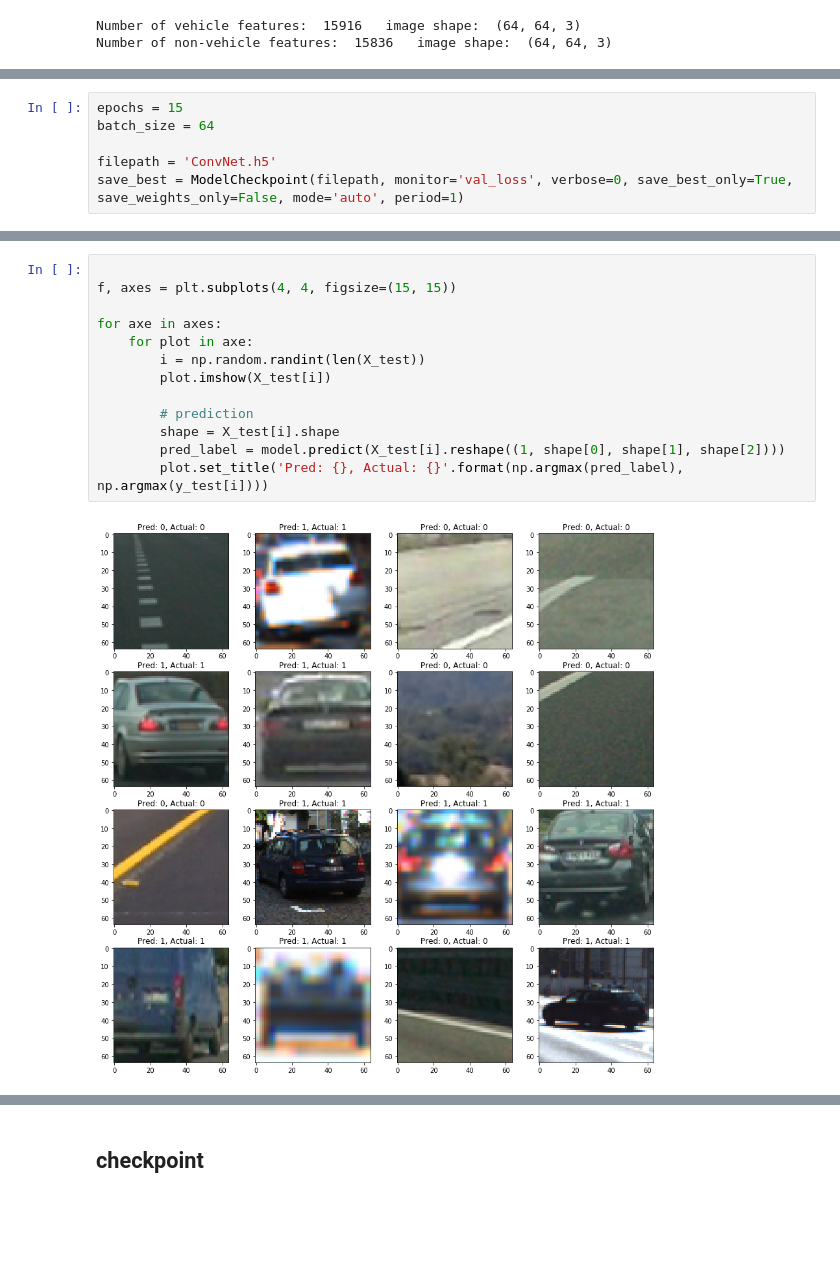
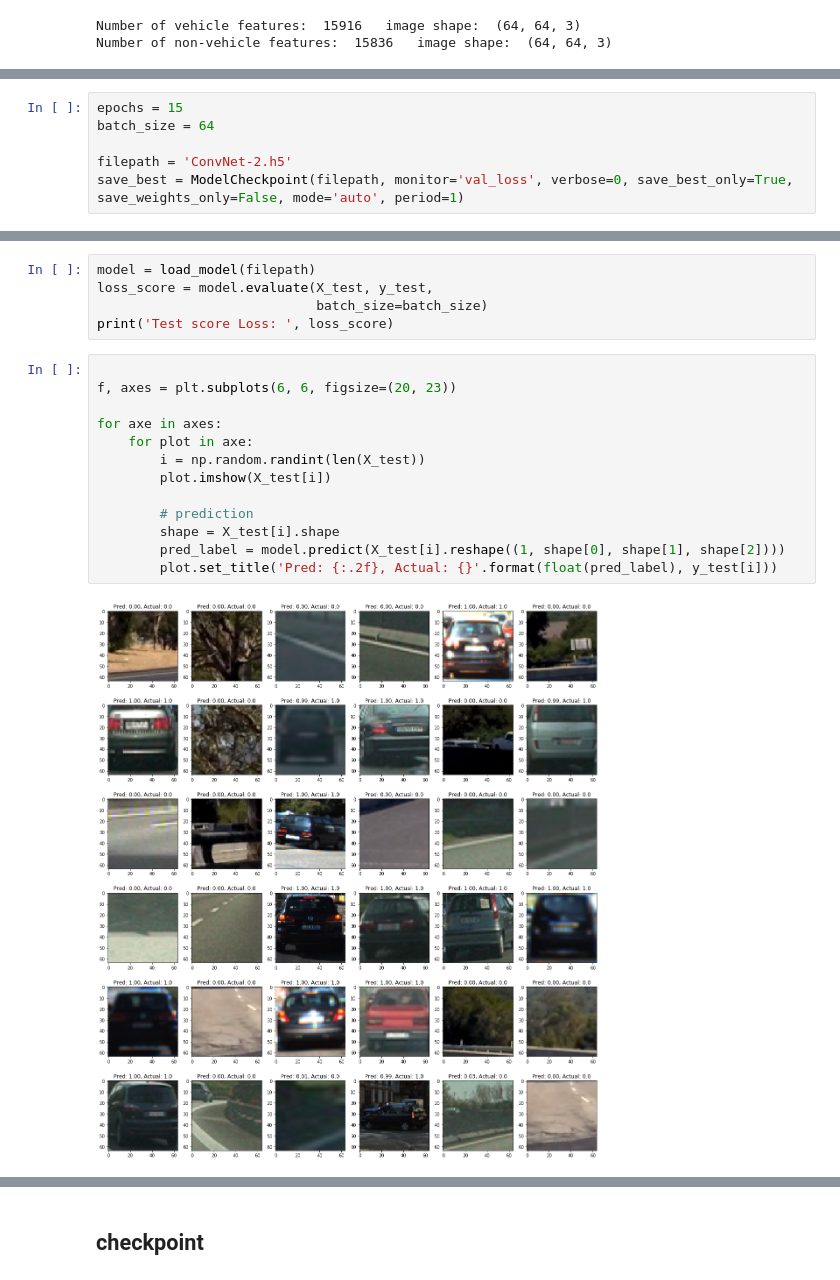
Before and after one commit to flint-xf-fan/SDCND-Vehicle-Detection, a Jupyter notebook: ConvNet.ipynb, the cells around one changed output, grey strips where cells are left out. Cells and saved outputs as stored; diff of their text form; blank space fills up the shorter version.

```diff
--- a/ConvNet.ipynb
+++ b/ConvNet.ipynb
@@ -144,7 +148,7 @@ _________________________________________________________________
 epochs = 15
 batch_size = 64
 
-filepath = 'ConvNet.h5'
+filepath = 'ConvNet-2.h5'
 save_best = ModelCheckpoint(filepath, monitor='val_loss', verbose=0, save_best_only=True, save_weights_only=False, mode='auto', period=1)
 # %%
 training_log = model.fit(X_train, y_train, validation_split=0.2, shuffle=True, epochs=epochs, batch_size=batch_size, callbacks=[save_best], verbose=1)
@@ -195,18 +197,23 @@ Test score Loss:  0.0197397997144
+# %%
+model = load_model(filepath)
+loss_score = model.evaluate(X_test, y_test,
+                            batch_size=batch_size)
+print('Test score Loss: ', loss_score)
 # %%
 
-f, axes = plt.subplots(4, 4, figsize=(15, 15))
+f, axes = plt.subplots(6, 6, figsize=(20, 23))
 
 for axe in axes:
     for plot in axe:
         i = np.random.randint(len(X_test))
         plot.imshow(X_test[i])
 
         # prediction
         shape = X_test[i].shape
         pred_label = model.predict(X_test[i].reshape((1, shape[0], shape[1], shape[2])))
-        plot.set_title('Pred: {}, Actual: {}'.format(np.argmax(pred_label), np.argmax(y_test[i])))
+        plot.set_title('Pred: {:.2f}, Actual: {}'.format(float(pred_label), y_test[i]))
 # %% [output]
-[figure, old version]
+[figure, new version]
 # %%
 class VehicleDetector(object):
     def __init__(self, ystart, ystop, scale, svc, orient, pix_per_cell, cell_per_block, spatial_size, hist_bins):
```
Also changed, not shown: parts of 13 cells of this notebook, 5 other files.
